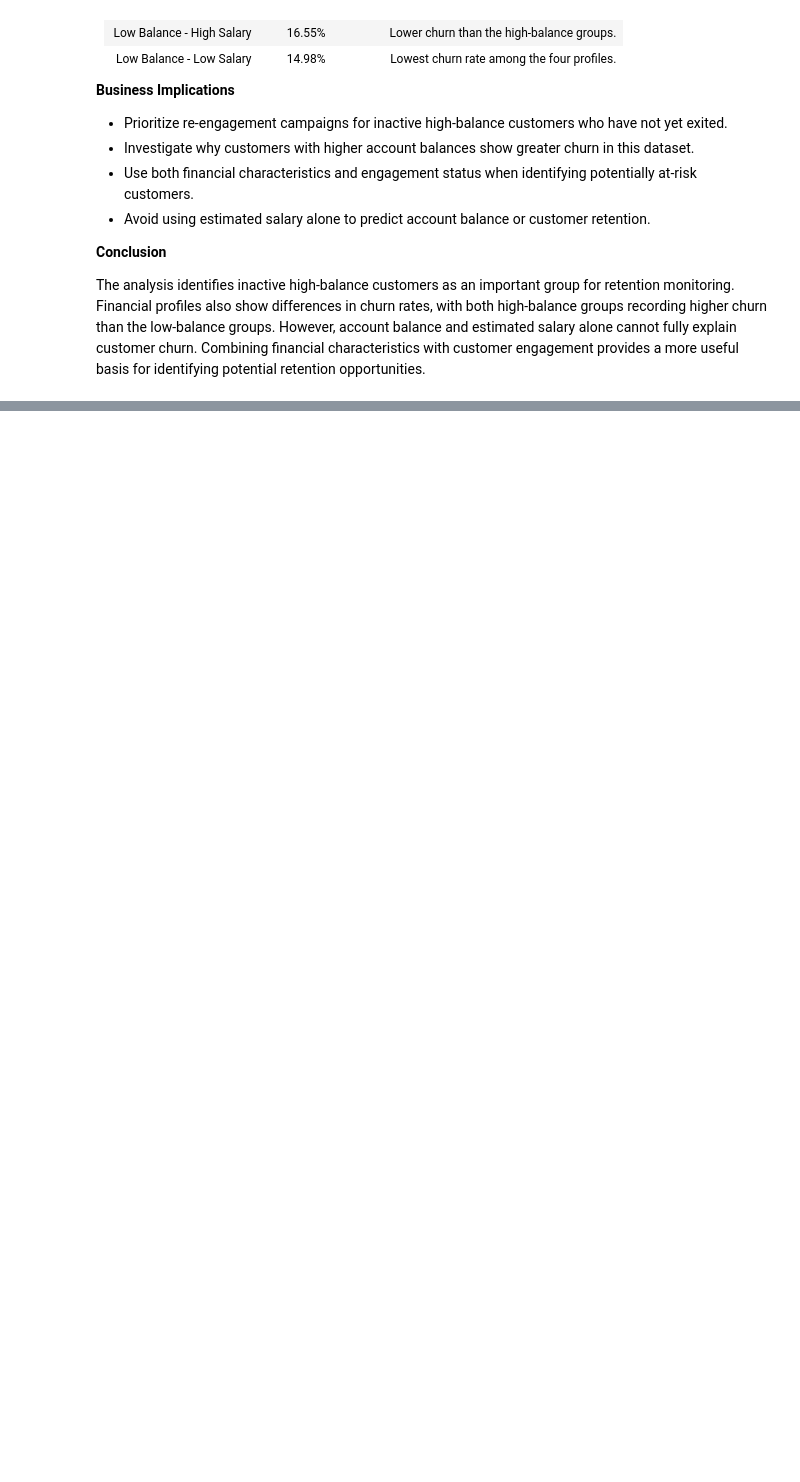
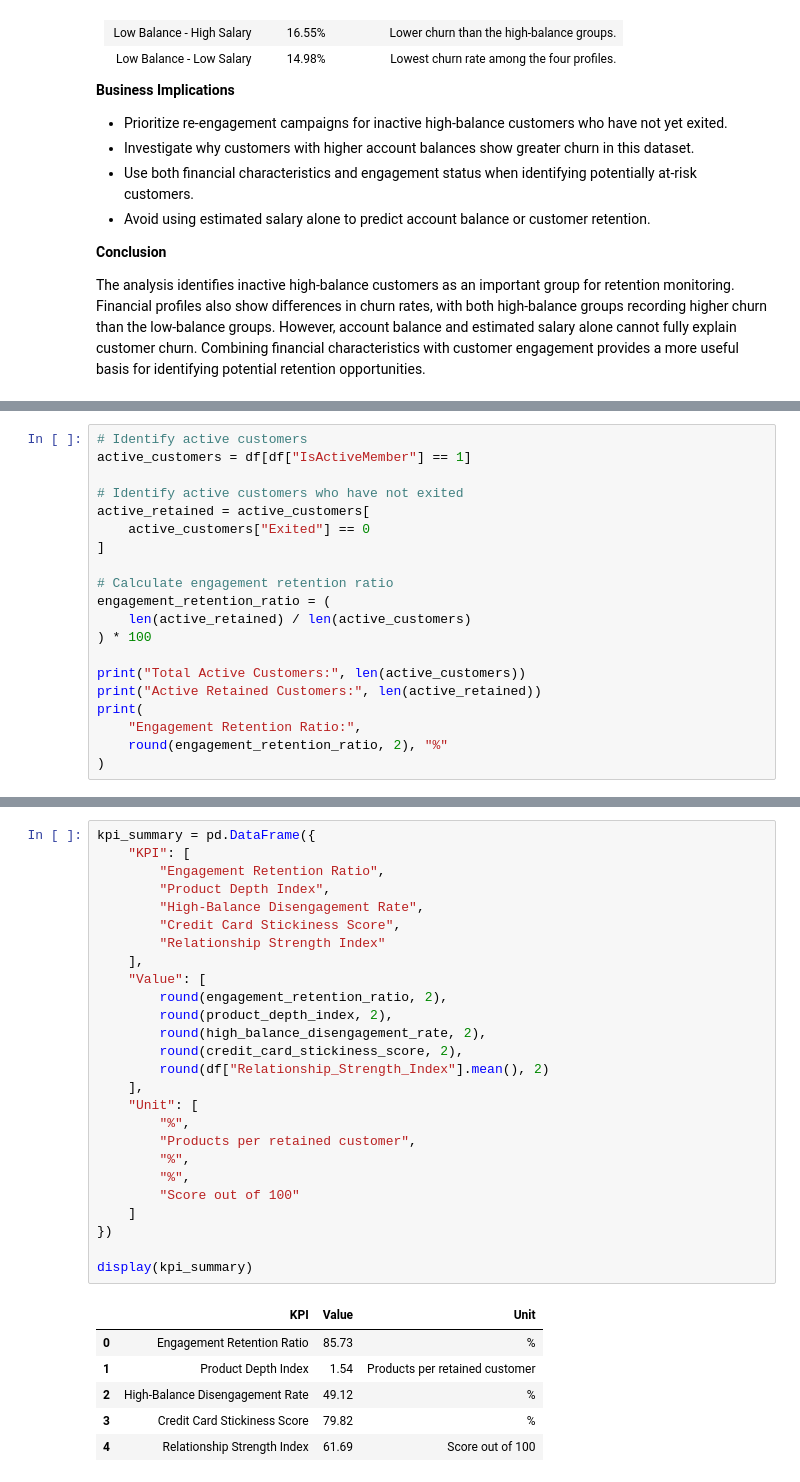
Before and after one commit to Dvnsh-coder/Customer-retention-analysis, a Jupyter notebook: notebooks/01_data_understanding.ipynb, the cells around one changed output, grey strips where cells are left out. Cells and saved outputs as stored; diff of their text form; blank space fills up the shorter version.

Commit message:
Complete retention strength KPI analysis

```diff
--- a/notebooks/01_data_understanding.ipynb
+++ b/notebooks/01_data_understanding.ipynb
@@ -1400,0 +1421,20 @@ The analysis identifies inactive high-balance customers as an important group fo
+# %%
+# Identify active customers
+active_customers = df[df["IsActiveMember"] == 1]
+
+# Identify active customers who have not exited
+active_retained = active_customers[
+    active_customers["Exited"] == 0
+]
+
+# Calculate engagement retention ratio
+engagement_retention_ratio = (
+    len(active_retained) / len(active_customers)
+) * 100
+
+print("Total Active Customers:", len(active_customers))
+print("Active Retained Customers:", len(active_retained))
+print(
+    "Engagement Retention Ratio:",
+    round(engagement_retention_ratio, 2), "%"
+)
@@ -1400,0 +1610,33 @@ The analysis identifies inactive high-balance customers as an important group fo
+# %%
+kpi_summary = pd.DataFrame({
+    "KPI": [
+        "Engagement Retention Ratio",
+        "Product Depth Index",
+        "High-Balance Disengagement Rate",
+        "Credit Card Stickiness Score",
+        "Relationship Strength Index"
+    ],
+    "Value": [
+        round(engagement_retention_ratio, 2),
+        round(product_depth_index, 2),
+        round(high_balance_disengagement_rate, 2),
+        round(credit_card_stickiness_score, 2),
+        round(df["Relationship_Strength_Index"].mean(), 2)
+    ],
+    "Unit": [
+        "%",
+        "Products per retained customer",
+        "%",
+        "%",
+        "Score out of 100"
+    ]
+})
+
+display(kpi_summary)
+# %% [output]
+|  | KPI | Value | Unit |
+| 0 | Engagement Retention Ratio | 85.73 | % |
+| 1 | Product Depth Index | 1.54 | Products per retained customer |
+| 2 | High-Balance Disengagement Rate | 49.12 | % |
+| 3 | Credit Card Stickiness Score | 79.82 | % |
+| 4 | Relationship Strength Index | 61.69 | Score out of 100 |
```
Also changed, not shown: parts of 15 cells of this notebook.
